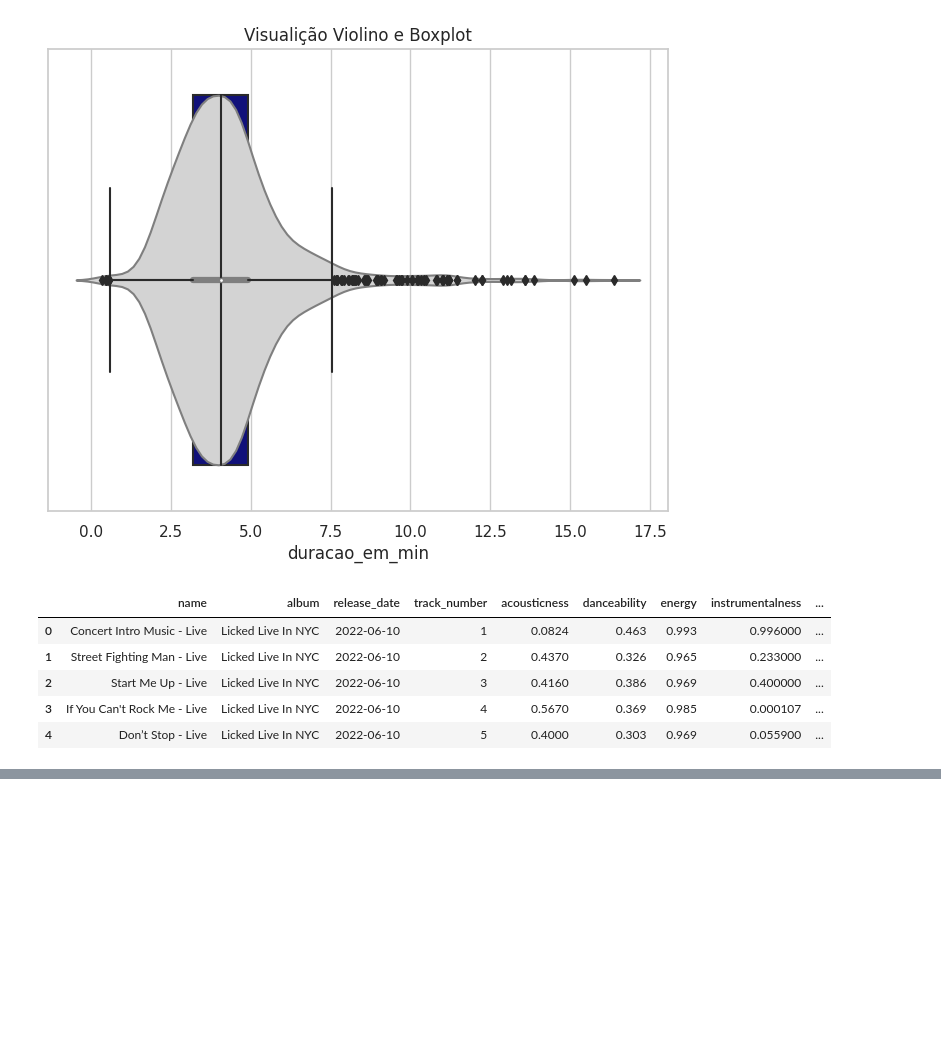
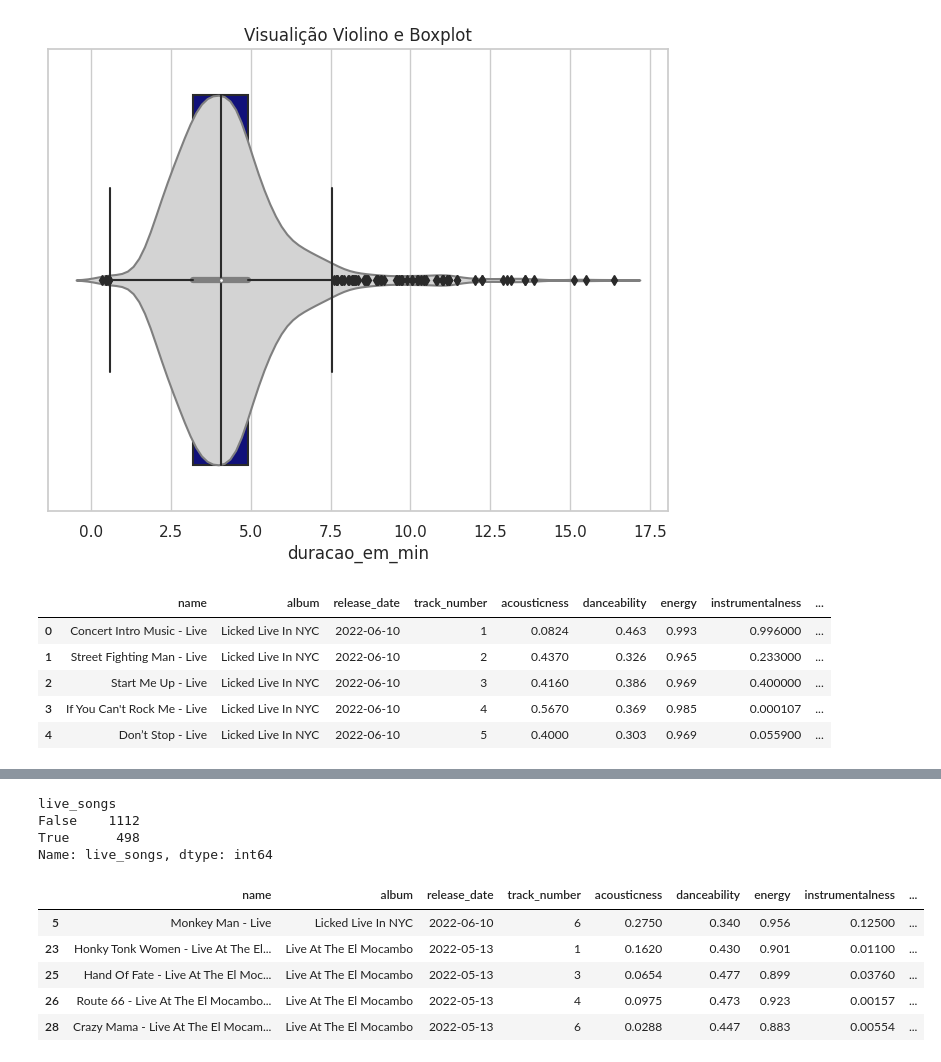
Before and after one commit to giulianafernandes/2-machine_learning_and_time_series, a Jupyter notebook: 2_2_EDA_Rolling_Stones.ipynb, the cells around one changed output, grey strips where cells are left out. Cells and saved outputs as stored; diff of their text form; code cells hidden in the pictures; blank space fills up the shorter version.

```diff
--- a/2_2_EDA_Rolling_Stones.ipynb
+++ b/2_2_EDA_Rolling_Stones.ipynb
@@ -230,0 +248,7 @@ df.head()
+# %%
+df.groupby("live_songs")["live_songs"].count()
+# %% [output]
+live_songs
+False    1112
+True      498
+Name: live_songs, dtype: int64
@@ -230,0 +258,9 @@ df.head()
+# %%
+df_gravado_em_studio.head()
+# %% [output]
+|  | name | album | release_date | track_number | acousticness | danceability | energy | instrumentalness | ... |
+| 5 | Monkey Man - Live | Licked Live In NYC | 2022-06-10 | 6 | 0.2750 | 0.340 | 0.956 | 0.12500 | ... |
+| 23 | Honky Tonk Women - Live At The El... | Live At The El Mocambo | 2022-05-13 | 1 | 0.1620 | 0.430 | 0.901 | 0.01100 | ... |
+| 25 | Hand Of Fate - Live At The El Moc... | Live At The El Mocambo | 2022-05-13 | 3 | 0.0654 | 0.477 | 0.899 | 0.03760 | ... |
+| 26 | Route 66 - Live At The El Mocambo... | Live At The El Mocambo | 2022-05-13 | 4 | 0.0975 | 0.473 | 0.923 | 0.00157 | ... |
+| 28 | Crazy Mama - Live At The El Mocam... | Live At The El Mocambo | 2022-05-13 | 6 | 0.0288 | 0.447 | 0.883 | 0.00554 | ... |
```
Also changed, not shown: parts of 15 cells of this notebook.
